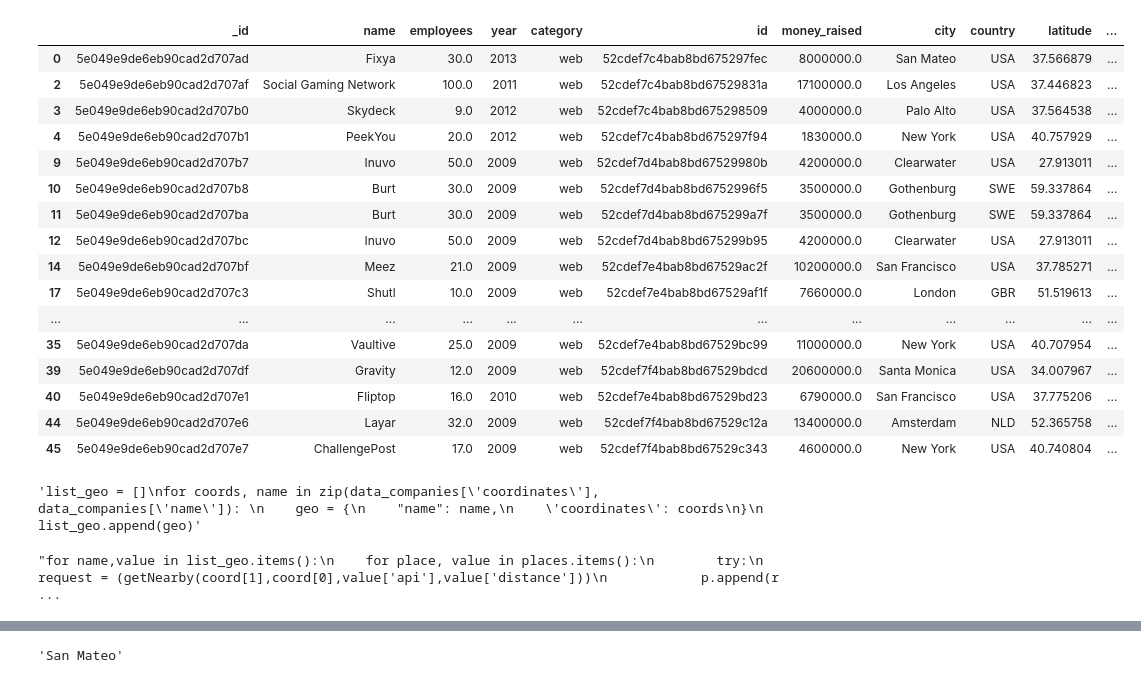
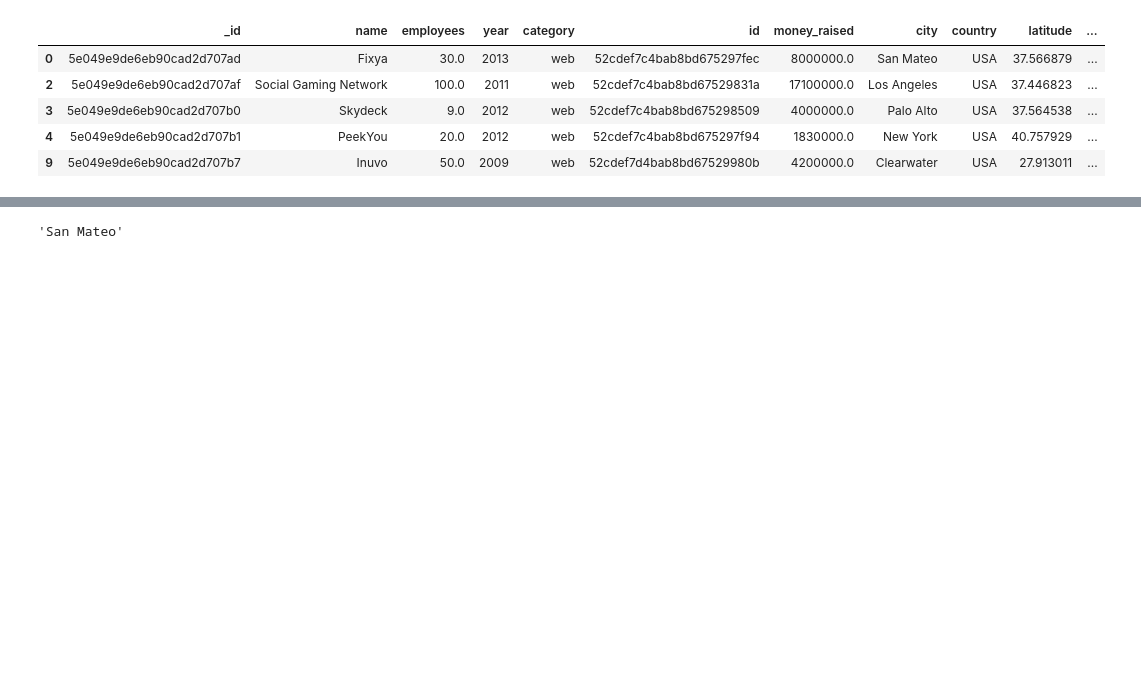
Before and after one commit to mariaversin/Geolocation-Project, a Jupyter notebook: foursquare.ipynb, the cells around one changed output, grey strips where cells are left out. Drawn from its saved outputs; the diff is of its cells as text; code cells hidden in the pictures; blank space fills up the shorter version.

```diff
--- a/foursquare.ipynb
+++ b/foursquare.ipynb
@@ -52,37 +52,16 @@ data_companies['number offices near'] = number_offices
 # %%
 data_companies = data_companies[data_companies['number offices near'] > 1]
 # %%
-data_companies
+data_companies.head()
 # %% [output]
 |  | _id | name | employees | year | category | id | money_raised | city | country | latitude | ... |
 | 0 | 5e049e9de6eb90cad2d707ad | Fixya | 30.0 | 2013 | web | 52cdef7c4bab8bd675297fec | 8000000.0 | San Mateo | USA | 37.566879 | ... |
 | 2 | 5e049e9de6eb90cad2d707af | Social Gaming Network | 100.0 | 2011 | web | 52cdef7c4bab8bd67529831a | 17100000.0 | Los Angeles | USA | 37.446823 | ... |
 | 3 | 5e049e9de6eb90cad2d707b0 | Skydeck | 9.0 | 2012 | web | 52cdef7c4bab8bd675298509 | 4000000.0 | Palo Alto | USA | 37.564538 | ... |
 | 4 | 5e049e9de6eb90cad2d707b1 | PeekYou | 20.0 | 2012 | web | 52cdef7c4bab8bd675297f94 | 1830000.0 | New York | USA | 40.757929 | ... |
 | 9 | 5e049e9de6eb90cad2d707b7 | Inuvo | 50.0 | 2009 | web | 52cdef7d4bab8bd67529980b | 4200000.0 | Clearwater | USA | 27.913011 | ... |
-| 10 | 5e049e9de6eb90cad2d707b8 | Burt | 30.0 | 2009 | web | 52cdef7d4bab8bd6752996f5 | 3500000.0 | Gothenburg | SWE | 59.337864 | ... |
-| 11 | 5e049e9de6eb90cad2d707ba | Burt | 30.0 | 2009 | web | 52cdef7d4bab8bd675299a7f | 3500000.0 | Gothenburg | SWE | 59.337864 | ... |
-| 12 | 5e049e9de6eb90cad2d707bc | Inuvo | 50.0 | 2009 | web | 52cdef7d4bab8bd675299b95 | 4200000.0 | Clearwater | USA | 27.913011 | ... |
-| 14 | 5e049e9de6eb90cad2d707bf | Meez | 21.0 | 2009 | web | 52cdef7e4bab8bd67529ac2f | 10200000.0 | San Francisco | USA | 37.785271 | ... |
-| 17 | 5e049e9de6eb90cad2d707c3 | Shutl | 10.0 | 2009 | web | 52cdef7e4bab8bd67529af1f | 7660000.0 | London | GBR | 51.519613 | ... |
-| ... | ... | ... | ... | ... | ... | ... | ... | ... | ... | ... | ... |
-| 35 | 5e049e9de6eb90cad2d707da | Vaultive | 25.0 | 2009 | web | 52cdef7e4bab8bd67529bc99 | 11000000.0 | New York | USA | 40.707954 | ... |
-| 39 | 5e049e9de6eb90cad2d707df | Gravity | 12.0 | 2009 | web | 52cdef7f4bab8bd67529bdcd | 20600000.0 | Santa Monica | USA | 34.007967 | ... |
-| 40 | 5e049e9de6eb90cad2d707e1 | Fliptop | 16.0 | 2010 | web | 52cdef7e4bab8bd67529bd23 | 6790000.0 | San Francisco | USA | 37.775206 | ... |
-| 44 | 5e049e9de6eb90cad2d707e6 | Layar | 32.0 | 2009 | web | 52cdef7f4bab8bd67529c12a | 13400000.0 | Amsterdam | NLD | 52.365758 | ... |
-| 45 | 5e049e9de6eb90cad2d707e7 | ChallengePost | 17.0 | 2009 | web | 52cdef7f4bab8bd67529c343 | 4600000.0 | New York | USA | 40.740804 | ... |
 # %%
 geo = []
 for coords in data_companies['coordinates']:
     geo.append(coords['coordinates'])
-# %%
-"""list_geo = []
-for coords, name in zip(data_companies['coordinates'], data_companies['name']):
-    geo = {
-    "name": name,
-    'coordinates': coords
-}
-    list_geo.append(geo)"""
-# %% [output]
-'list_geo = []\nfor coords, name in zip(data_companies[\'coordinates\'], data_companies[\'name\']): \n    geo = {\n    "name": name,\n    \'coordinates\': coords\n}\n    list_geo.append(geo)'
 # %%
@@ -92,14 +69,4 @@ for coords, name in zip(data_companies['coordinates'], data_companies['name']):
 # Longitud -122
-# %%
-"""for name,value in list_geo.items():
-    for place, value in places.items():
-        try:
-            request = (getNearby(coord[1],coord[0],value['api'],value['distance']))
-            p.append(request)
-        except:
-            Exception: f'Ha habido problemas con {place}'"""
-# %% [output]
-"for name,value in list_geo.items():\n    for place, value in places.items():\n        try:\n            request = (getNearby(coord[1],coord[0],value['api'],value['distance']))\n            p.append(r ...
 # %%
 def getNearby(lat,lng,query,radius):
         CLIENT_ID = os.getenv("client_id")
```
Also changed, not shown: parts of 2 cells of this notebook, 1 other file.
